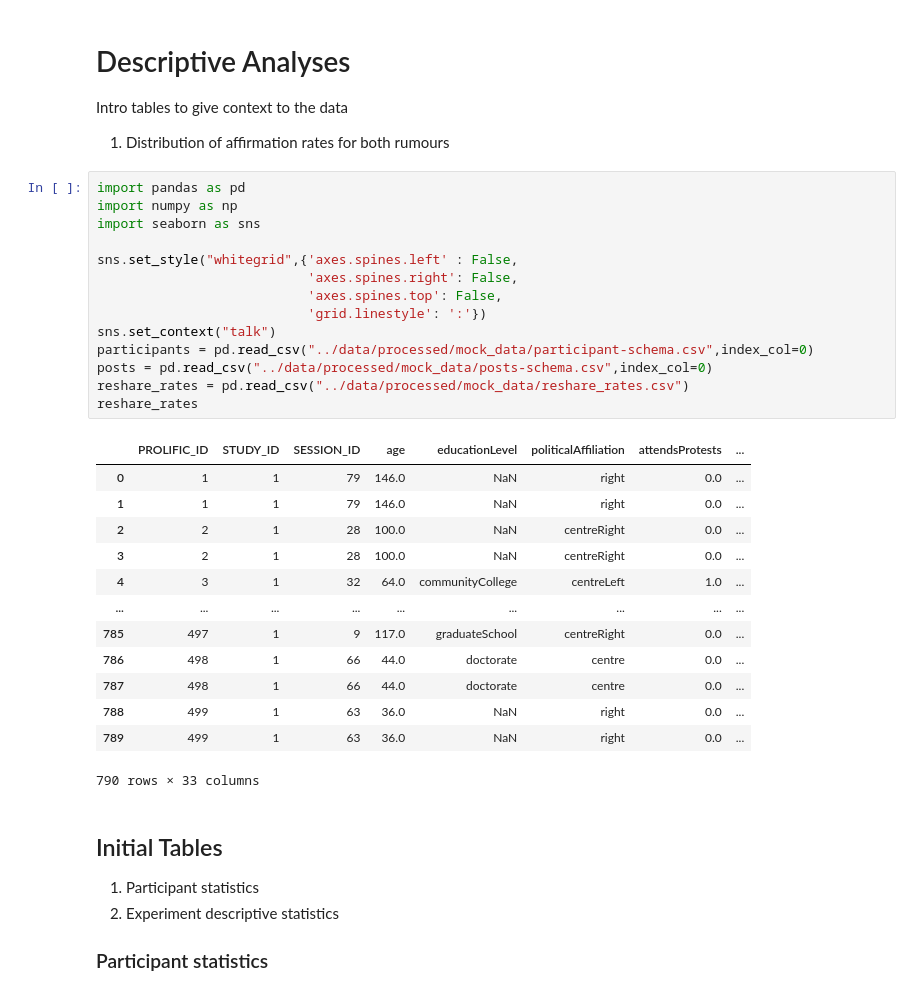
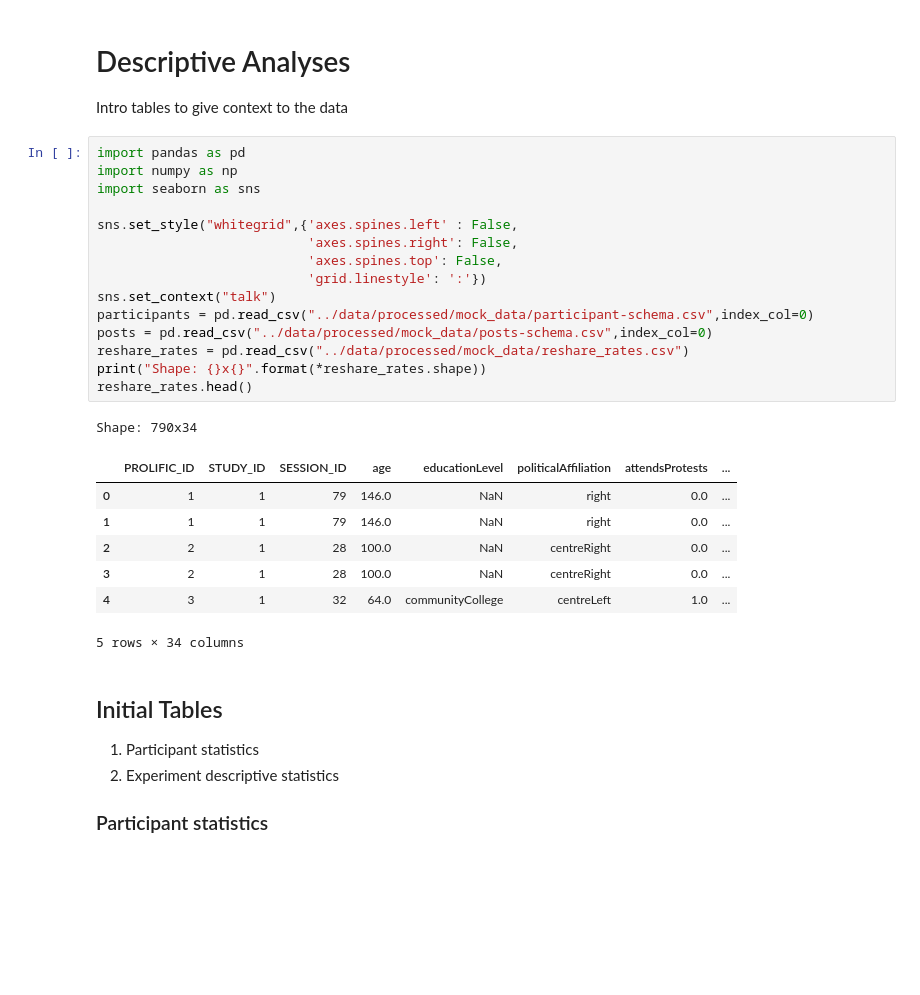
Before and after one commit to cameron-raymond/SDS-Thesis, a Jupyter notebook: notebooks/Descriptive_Analysis.ipynb, the cells around one changed output. Cells and saved outputs as stored; diff of their text form; blank space fills up the shorter version.

```diff
--- a/notebooks/Descriptive_Analysis.ipynb
+++ b/notebooks/Descriptive_Analysis.ipynb
@@ -2,35 +2,30 @@
 # Descriptive Analyses
 
 Intro tables to give context to the data
-1. Distribution of affirmation rates for both rumours
 # %%
 import pandas as pd
 import numpy as np
 import seaborn as sns
 
 sns.set_style("whitegrid",{'axes.spines.left' : False,
                            'axes.spines.right': False,
                            'axes.spines.top': False,
                            'grid.linestyle': ':'})
 sns.set_context("talk")
 participants = pd.read_csv("../data/processed/mock_data/participant-schema.csv",index_col=0)
 posts = pd.read_csv("../data/processed/mock_data/posts-schema.csv",index_col=0)
 reshare_rates = pd.read_csv("../data/processed/mock_data/reshare_rates.csv")
-reshare_rates
+print("Shape: {}x{}".format(*reshare_rates.shape))
+reshare_rates.head()
 # %% [output]
+Shape: 790x34
 |  | PROLIFIC_ID | STUDY_ID | SESSION_ID | age | educationLevel | politicalAffiliation | attendsProtests | ... |
 | 0 | 1 | 1 | 79 | 146.0 | NaN | right | 0.0 | ... |
 | 1 | 1 | 1 | 79 | 146.0 | NaN | right | 0.0 | ... |
 | 2 | 2 | 1 | 28 | 100.0 | NaN | centreRight | 0.0 | ... |
 | 3 | 2 | 1 | 28 | 100.0 | NaN | centreRight | 0.0 | ... |
 | 4 | 3 | 1 | 32 | 64.0 | communityCollege | centreLeft | 1.0 | ... |
-| ... | ... | ... | ... | ... | ... | ... | ... | ... |
-| 785 | 497 | 1 | 9 | 117.0 | graduateSchool | centreRight | 0.0 | ... |
-| 786 | 498 | 1 | 66 | 44.0 | doctorate | centre | 0.0 | ... |
-| 787 | 498 | 1 | 66 | 44.0 | doctorate | centre | 0.0 | ... |
-| 788 | 499 | 1 | 63 | 36.0 | NaN | right | 0.0 | ... |
-| 789 | 499 | 1 | 63 | 36.0 | NaN | right | 0.0 | ... |
-790 rows × 33 columns
+5 rows × 34 columns
 # %% [markdown]
 ## Initial Tables
 
```
Also changed, not shown: parts of 17 cells of this notebook, 3 other files.
